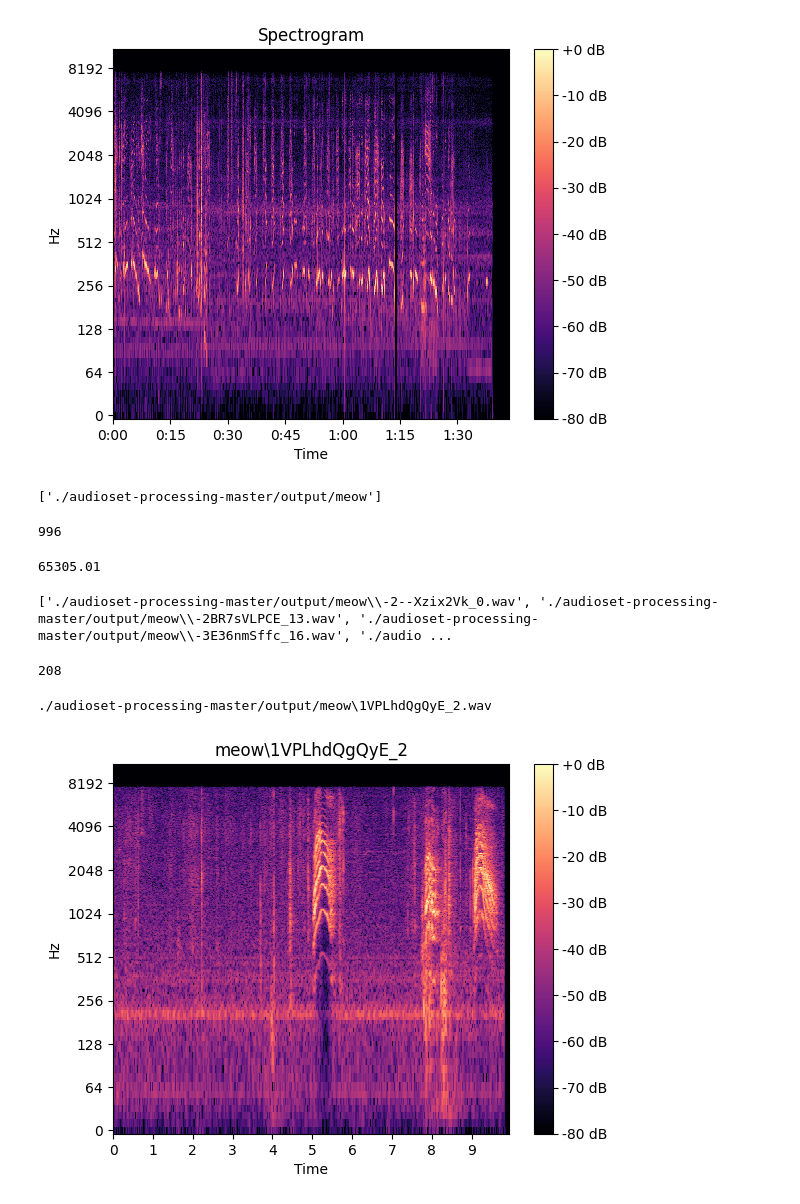
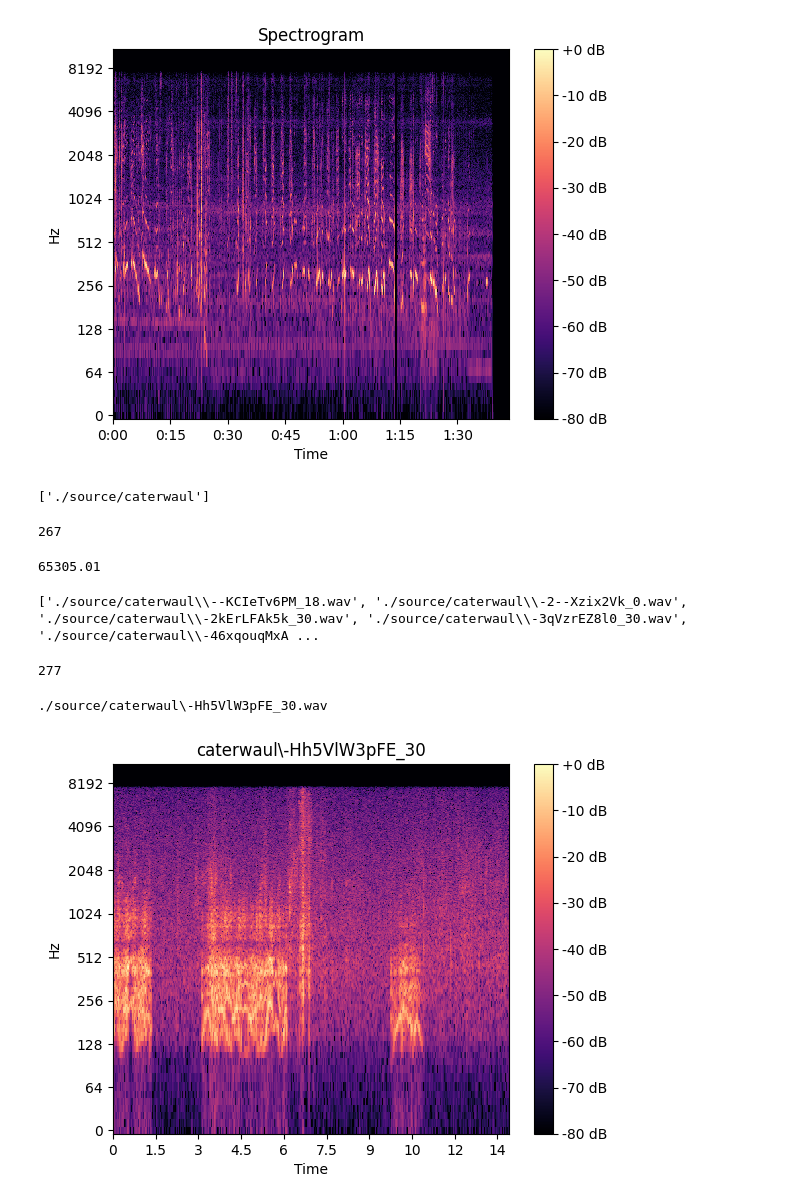
Before and after one commit to lukekim420/catclass, a Jupyter notebook: eda.ipynb, the cells around one changed output. Drawn from its saved outputs; the diff is of its cells as text; code cells hidden in the pictures.

```diff
--- a/eda.ipynb
+++ b/eda.ipynb
@@ -32,7 +32,7 @@ import pandas as pd
 import numpy as np
 # %%
 # glob: 사용자가 제시한 조건에 맞는 파일명을 리스트 형식으로 반환
-base_dir = './audioset-processing-master/output/meow'
+base_dir = './source/caterwaul'
 train_folder = glob(base_dir)
 
 train_path = []
@@ -41,11 +41,11 @@ for folder in train_folder:
     tmp = glob(folder + '/*')
     train_path += tmp
 # %% [output]
-['./audioset-processing-master/output/meow']
+['./source/caterwaul']
 # %%
 print(len(train_path))
 # %% [output]
-996
+267
 # %%
 
 # ti = 0
@@ -62,25 +62,25 @@ print(len(train_path))
 # %%
 print(train_path)
 # %% [output]
-['./audioset-processing-master/output/meow\\-2--Xzix2Vk_0.wav', './audioset-processing-master/output/meow\\-2BR7sVLPCE_13.wav', './audioset-processing-master/output/meow\\-3E36nmSffc_16.wav', './audio ...
+['./source/caterwaul\\--KCIeTv6PM_18.wav', './source/caterwaul\\-2--Xzix2Vk_0.wav', './source/caterwaul\\-2kErLFAk5k_30.wav', './source/caterwaul\\-3qVzrEZ8l0_30.wav', './source/caterwaul\\-46xqouqMxA ...
 # %%
 for vidno in range(len(train_path)):
-    if train_path[vidno]=='./audioset-processing-master/output/meow\\1sakyqnaTOs_30.wav':
+    if train_path[vidno]=='./source/meow\\2k_PMtUzetw_30.wav':
         print(vidno)
 # %% [output]
-208
+277
 # %%
-vidno=218
+vidno=10
 y, sr = librosa.load(train_path[vidno])
 print(train_path[vidno])
 spec = np.abs(librosa.stft(y, hop_length=512))
 spec = librosa.amplitude_to_db(spec, ref=np.max)
 librosa.display.specshow(spec[:,:600], sr=sr, x_axis='time', y_axis='log');
 plt.colorbar(format='%+2.0f dB');
 plt.title(train_path[vidno].split('/')[-1].split('.')[0]);
 # %% [output]
-./audioset-processing-master/output/meow\1VPLhdQgQyE_2.wav
+./source/caterwaul\-Hh5VlW3pFE_30.wav
-[figure, old version]
+[figure, new version]
 # %%
 
 S_full, phase = librosa.magphase(librosa.stft(y))
```
Also changed, not shown: parts of 10 cells of this notebook.
